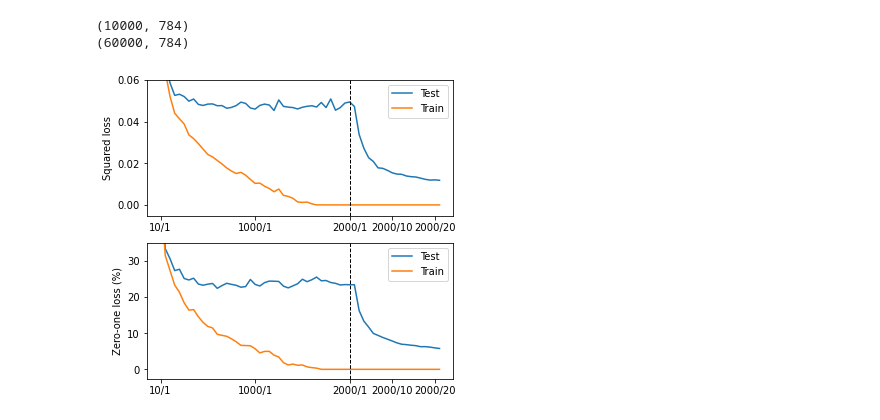
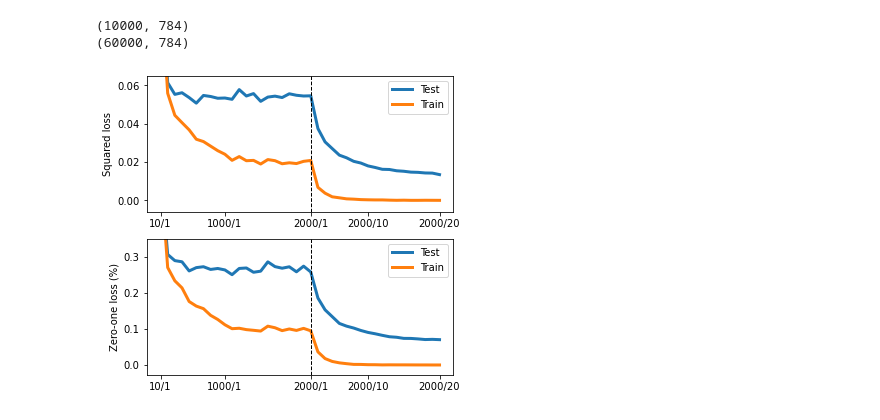
Before and after one commit to Potamitisn/DDCurve_MB, a Jupyter notebook: forest.ipynb, the cells around one changed output. Drawn from its saved outputs; the diff is of its cells as text; code cells hidden in the pictures.

```diff
--- a/forest.ipynb
+++ b/forest.ipynb
@@ -152,17 +82,0 @@ def rf_classifier(X_train, X_test, y_train, y_test, bootstrap_,loss_function, sm
-# %%
-plt.figure(figsize=(5.5,5.5))
-#plt.subplots(2, 1, sharex='col')
-plt.subplot(2,1,1)
-rf_classifier(X_train, X_test, y_train, y_test, bootstrap_ = False,loss_function = mean_squared_error, smooth = False)
-plt.ylim(top=0.06)
-plt.ylabel("Squared loss")
-
-plt.subplot(2,1,2)
-rf_classifier(X_train, X_test, y_train, y_test, bootstrap_ = False,loss_function = zero_one_loss, smooth = False)
-plt.ylim(top=35)
-plt.ylabel("Zero-one loss (%)")
-
-plt.savefig('sup.png',bbox_inches='tight', dpi=300)
-plt.show()
-# %% [output]
-[figure, removed]
@@ -168,0 +136,17 @@ plt.show()
+# %%
+plt.figure(figsize=(5.5,5.5))
+#plt.subplots(2, 1, sharex='col')
+plt.subplot(2,1,1)
+rf_classifier(X_train, X_test, y_train, y_test, bootstrap_ = True,loss_function = mean_squared_error, smooth = 1)
+plt.ylim(top=0.065)
+plt.ylabel("Squared loss")
+
+plt.subplot(2,1,2)
+rf_classifier(X_train, X_test, y_train, y_test, bootstrap_ = True,loss_function = zero_one_loss, smooth = 1)
+plt.ylim(top=0.35)
+plt.ylabel("Zero-one loss (%)")
+
+plt.savefig('sup.png',bbox_inches='tight', dpi=300)
+plt.show()
+# %% [output]
+[figure, added]
```
Also changed, not shown: parts of 4 cells of this notebook.
